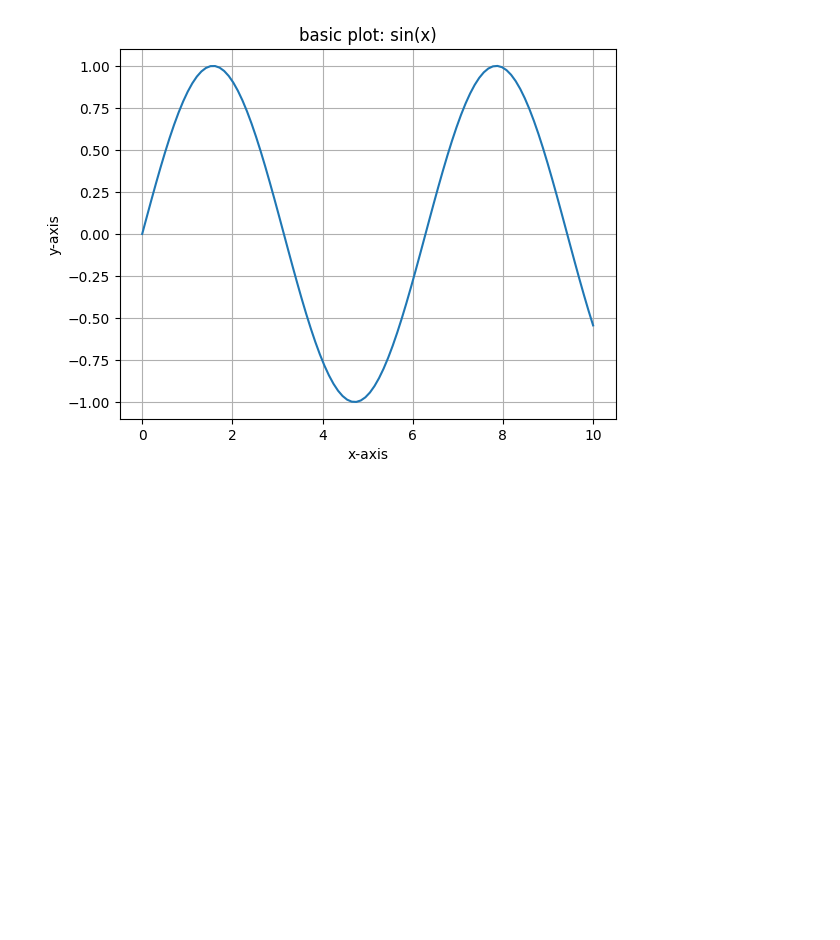
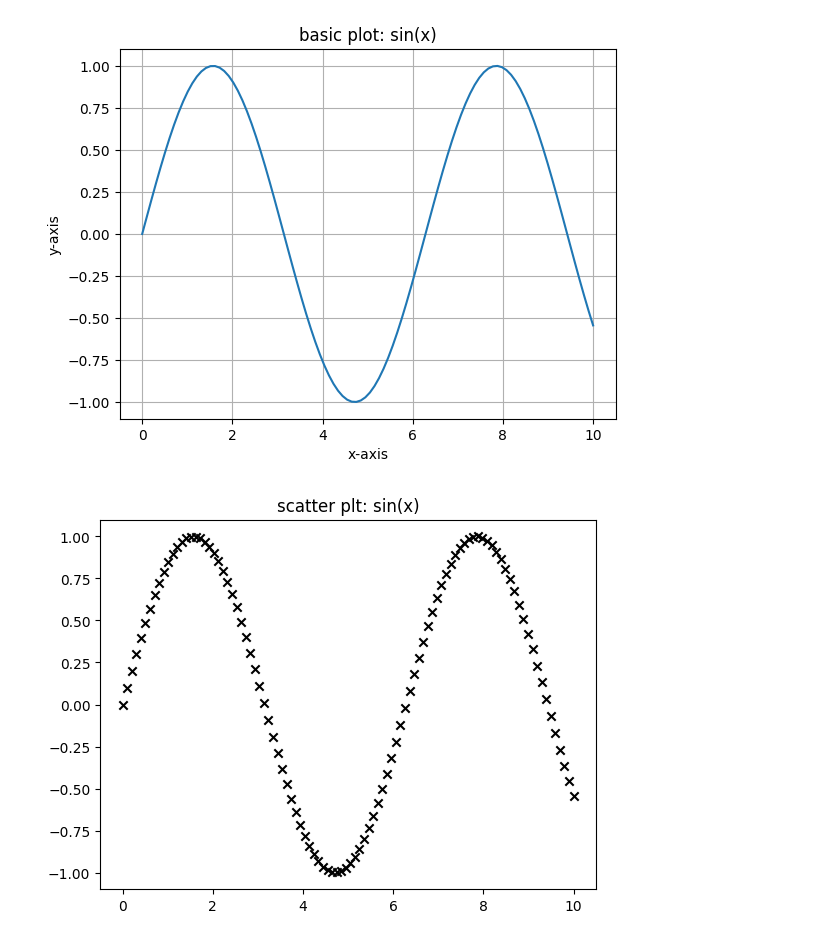
Before and after one commit to cmd-cosmos/learning, a Jupyter notebook: tutorials/data-science/plots_basics.ipynb, the cells around one changed output. Cells and saved outputs as stored; diff of their text form; code cells hidden in the pictures; blank space fills up the shorter version.

Commit message:
basic scatter plot

```diff
--- a/tutorials/data-science/plots_basics.ipynb
+++ b/tutorials/data-science/plots_basics.ipynb
@@ -37,3 +37,11 @@ plt.ylabel("y-axis")
 plt.grid(True)
 # %% [output]
 [figure]
+# %%
+# scatter plot
+
+plt.scatter(x, y, color="black", marker="x")
+plt.title("scatter plt: sin(x)")
+plt.show()
+# %% [output]
+[figure, added]
```
